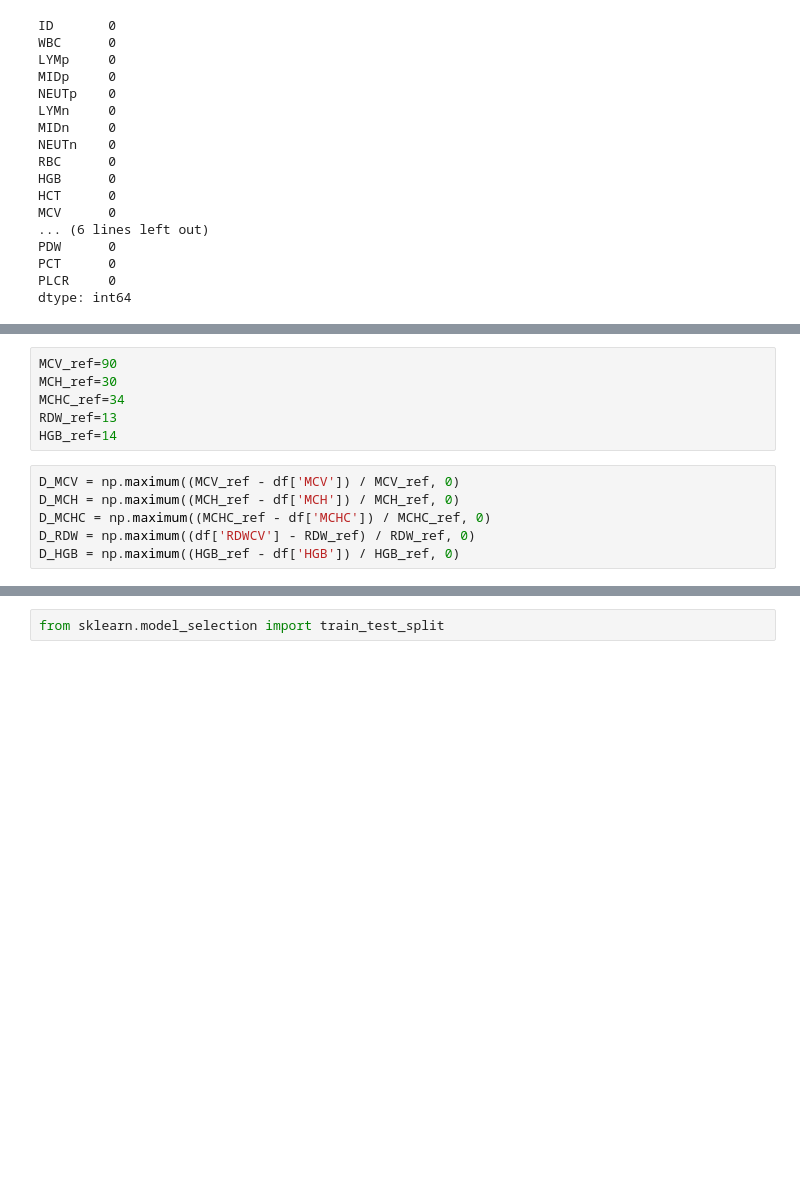
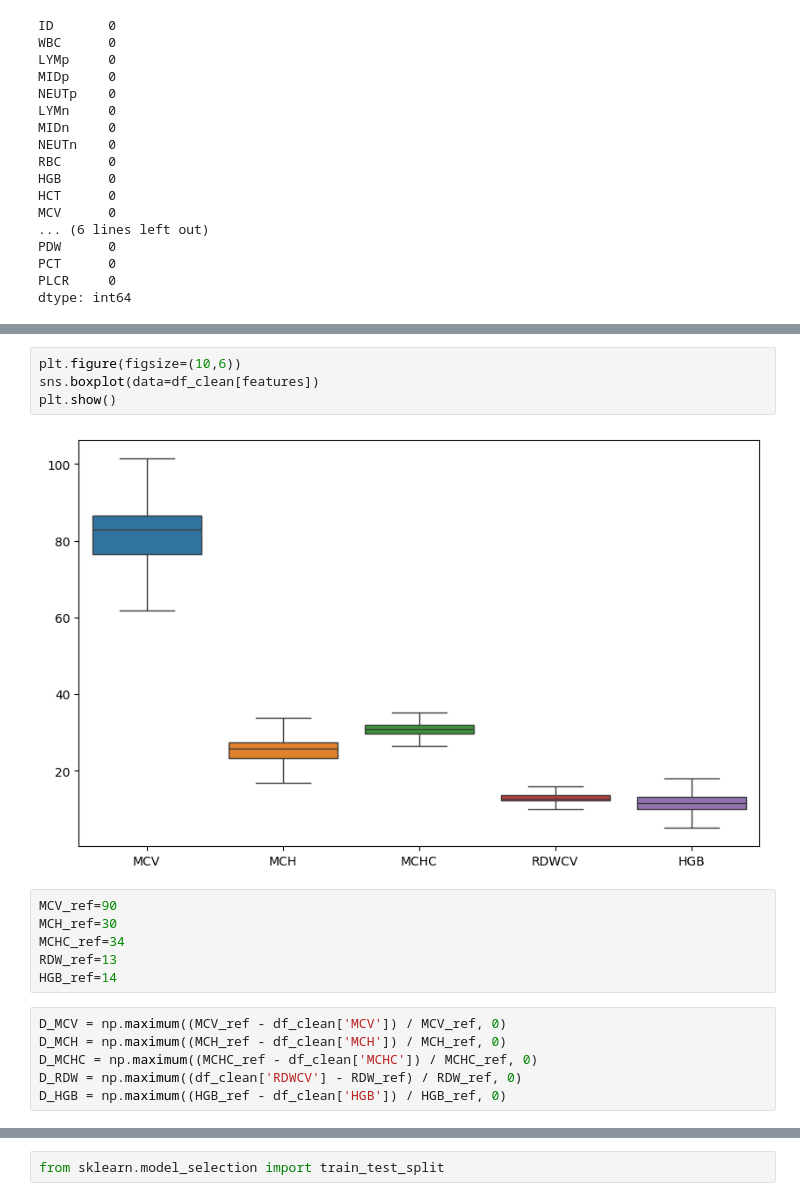
Before and after one commit to aranjali1/anemia-severity-prediction, a Jupyter notebook: microcytic_severity.ipynb, the cells around one changed output, grey strips where cells are left out. Saved outputs shown, nothing was run; the diff lists cells and outputs as text; blank space fills up the shorter version.

```diff
--- a/microcytic_severity.ipynb
+++ b/microcytic_severity.ipynb
@@ -435,3 +481,9 @@ dtype: int64
+# %%
+plt.figure(figsize=(10,6))
+sns.boxplot(data=df_clean[features])
+plt.show()
+# %% [output]
+[figure, added]
 # %%
 MCV_ref=90
 MCH_ref=30
@@ -439,9 +491,9 @@ MCHC_ref=34
 RDW_ref=13
 HGB_ref=14
 # %%
-D_MCV = np.maximum((MCV_ref - df['MCV']) / MCV_ref, 0)
-D_MCH = np.maximum((MCH_ref - df['MCH']) / MCH_ref, 0)
-D_MCHC = np.maximum((MCHC_ref - df['MCHC']) / MCHC_ref, 0)
-D_RDW = np.maximum((df['RDWCV'] - RDW_ref) / RDW_ref, 0)
-D_HGB = np.maximum((HGB_ref - df['HGB']) / HGB_ref, 0)
+D_MCV = np.maximum((MCV_ref - df_clean['MCV']) / MCV_ref, 0)
+D_MCH = np.maximum((MCH_ref - df_clean['MCH']) / MCH_ref, 0)
+D_MCHC = np.maximum((MCHC_ref - df_clean['MCHC']) / MCHC_ref, 0)
+D_RDW = np.maximum((df_clean['RDWCV'] - RDW_ref) / RDW_ref, 0)
+D_HGB = np.maximum((HGB_ref - df_clean['HGB']) / HGB_ref, 0)
 # %%
```
Also changed, not shown: parts of 17 cells of this notebook.
